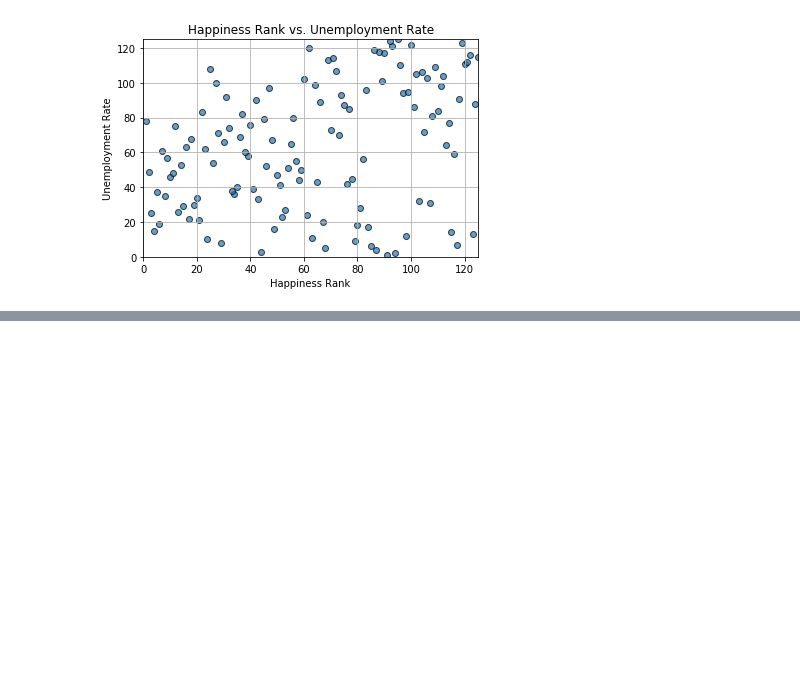
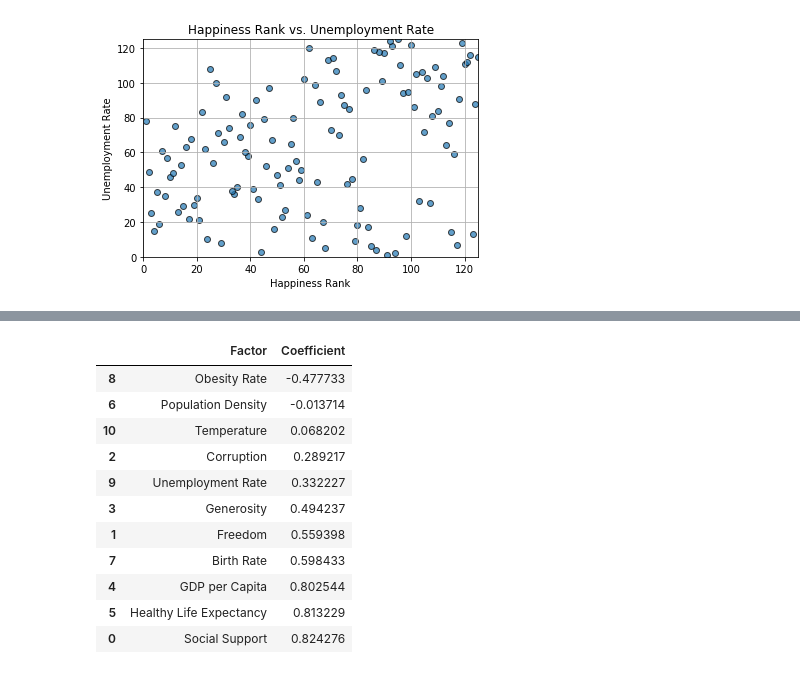
Before and after one commit to soobing91/P1_World_Happiness_Report, a Jupyter notebook: Paul Code/padean_ScatterPlots10.ipynb, the cells around one changed output, grey strips where cells are left out. Drawn from its saved outputs; the diff is of its cells as text; code cells hidden in the pictures; blank space fills up the shorter version.

```diff
--- a/Paul Code/padean_ScatterPlots10.ipynb
+++ b/Paul Code/padean_ScatterPlots10.ipynb
@@ -83,3 +84,9 @@ for factor in columns:
 [figure]
 [figure]
 [figure]
+# %%
+#make coefficients
+coefficient_list = []
+for factor in columns:
+    coefficient = np.corrcoef(clean_df["Happiness"], clean_df[factor])
+    coefficient_list.append(coefficient[0][1])
@@ -85,0 +106,21 @@ for factor in columns:
+# %%
+#add data for temperature from Seunghwa's work:
+columns.append("Temperature")
+coefficient_list.append(0.06820241)
+# %%
+coeff_pd = pd.DataFrame({"Factor":columns,"Coefficient":coefficient_list})
+coeff_pd=coeff_pd.sort_values("Coefficient", axis = 0, ascending = True)
+coeff_pd
+# %% [output]
+|  | Factor | Coefficient |
+| 8 | Obesity Rate | -0.477733 |
+| 6 | Population Density | -0.013714 |
+| 10 | Temperature | 0.068202 |
+| 2 | Corruption | 0.289217 |
+| 9 | Unemployment Rate | 0.332227 |
+| 3 | Generosity | 0.494237 |
+| 1 | Freedom | 0.559398 |
+| 7 | Birth Rate | 0.598433 |
+| 4 | GDP per Capita | 0.802544 |
+| 5 | Healthy Life Expectancy | 0.813229 |
+| 0 | Social Support | 0.824276 |
```
Also changed, not shown: parts of 2 cells of this notebook.
